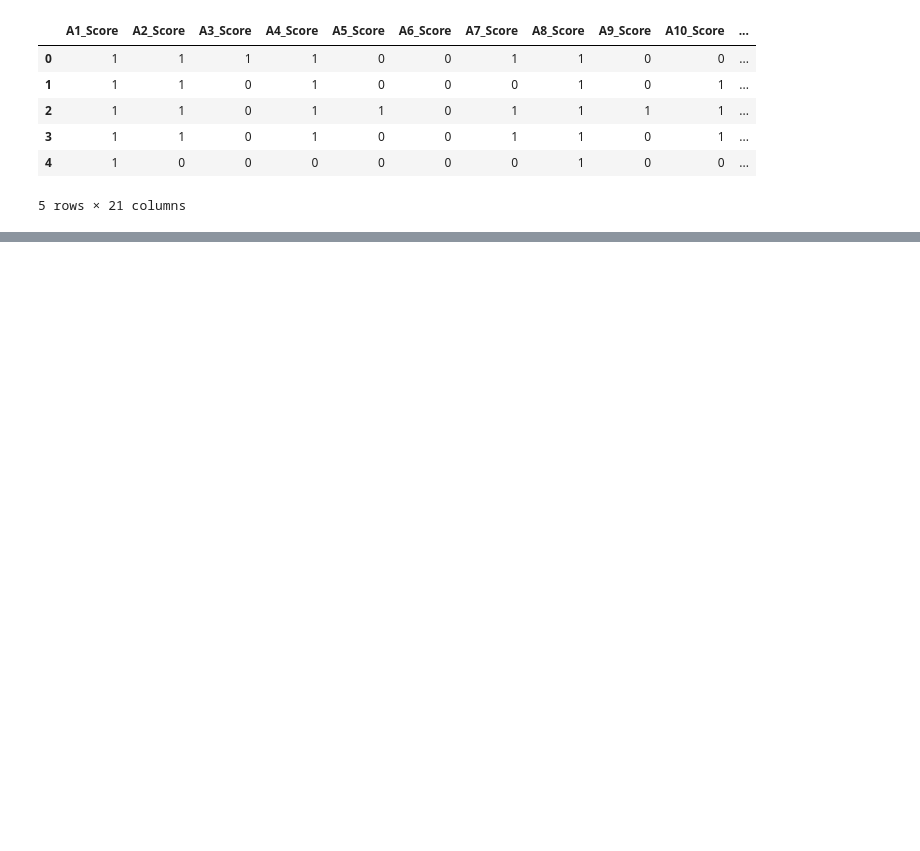
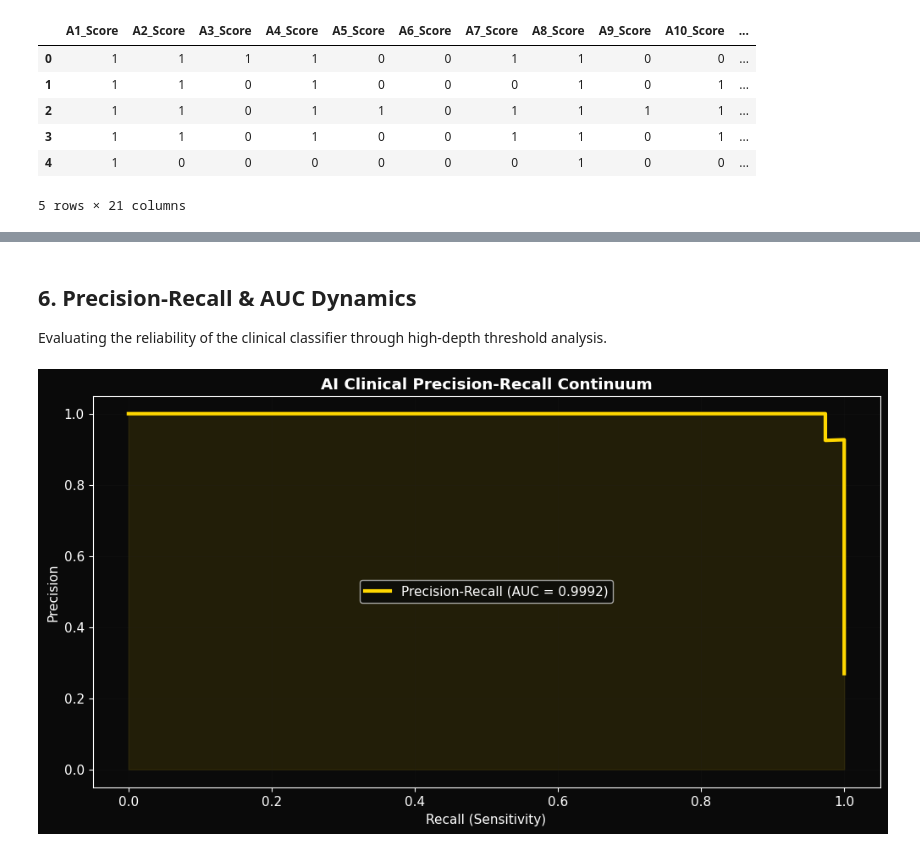
Before and after one commit to SmtTheSE/Kaggle_Analysis_SittMinThar, a Jupyter notebook: Predict Autism Spectrum Disorder/autism_prediction_elite_pipeline.ipynb, the cells around one changed output, grey strips where cells are left out. Cells and saved outputs as stored; diff of their text form; code cells hidden in the pictures; blank space fills up the shorter version.

```diff
--- a/Predict Autism Spectrum Disorder/autism_prediction_elite_pipeline.ipynb
+++ b/Predict Autism Spectrum Disorder/autism_prediction_elite_pipeline.ipynb
@@ -233,0 +163,20 @@ plt.show()
+# %% [markdown]
+## 6. Precision-Recall & AUC Dynamics
+Evaluating the reliability of the clinical classifier through high-depth threshold analysis.
+# %%
+y_prob = model.predict_proba(X_test)[:, 1]
+precision, recall, _ = precision_recall_curve(y_test, y_prob)
+auc_score = roc_auc_score(y_test, y_prob)
+
+fig, ax = plt.subplots(figsize=(12, 6))
+
+plt.plot(recall, precision, color=VIBRANT_GOLD, linewidth=3, label=f'Precision-Recall (AUC = {auc_score:.4f})')
+plt.fill_between(recall, precision, color=VIBRANT_GOLD, alpha=0.1)
+plt.title("AI Clinical Precision-Recall Continuum", fontweight='bold')
+plt.xlabel("Recall (Sensitivity)")
+plt.ylabel("Precision")
+plt.legend()
+plt.grid(alpha=0.2)
+plt.show()
+# %% [output]
+[figure, added]
```
Also changed, not shown: parts of 24 cells of this notebook, 1 other file.
